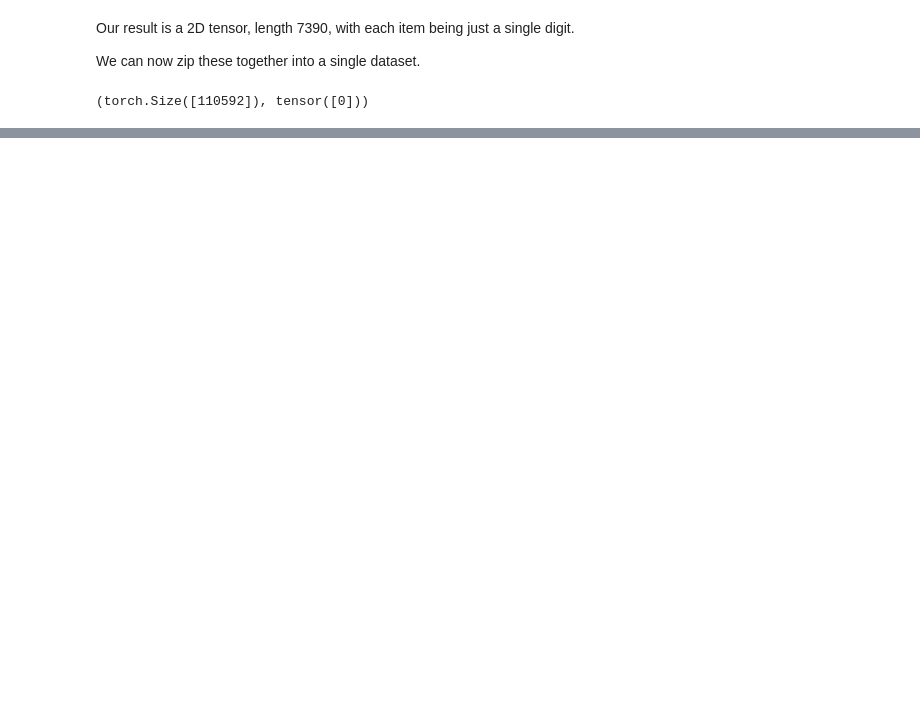
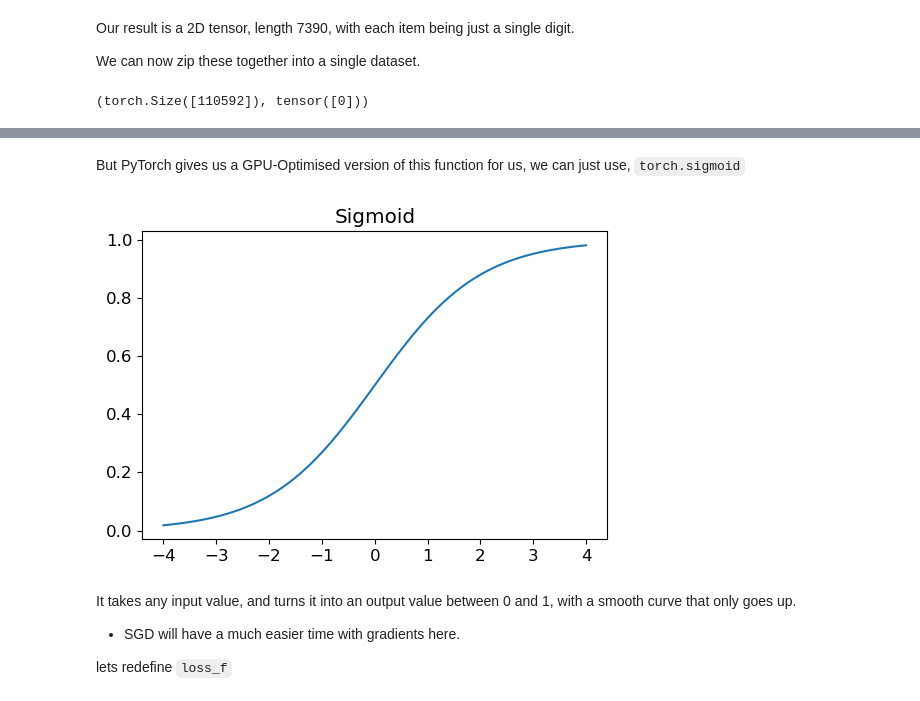
Before and after one commit to 0x978/cat_dog_classifier_raw_steps, a Jupyter notebook: raw_dog_cat.ipynb, the cells around one changed output, grey strips where cells are left out. Saved outputs shown, nothing was run; the diff lists cells and outputs as text; code cells hidden in the pictures; blank space fills up the shorter version.

```diff
--- a/raw_dog_cat.ipynb
+++ b/raw_dog_cat.ipynb
@@ -150,0 +461,13 @@ We now have a nice, labelled dataset to use.
+# %% [markdown]
+But PyTorch gives us a GPU-Optimised version of this function for us, we can just use, `torch.sigmoid`
+# %%
+from fastbook import plot_function
+
+plot_function(torch.sigmoid, title='Sigmoid', min=-4, max=4)
+# %% [output]
+[figure, added]
+# %% [markdown]
+It takes any input value, and turns it into an output value between 0 and 1, with a smooth curve that only goes up.
+- SGD will have a much easier time with gradients here.
+
+lets redefine `loss_f`
```
Also changed, not shown: parts of 55 cells of this notebook.
